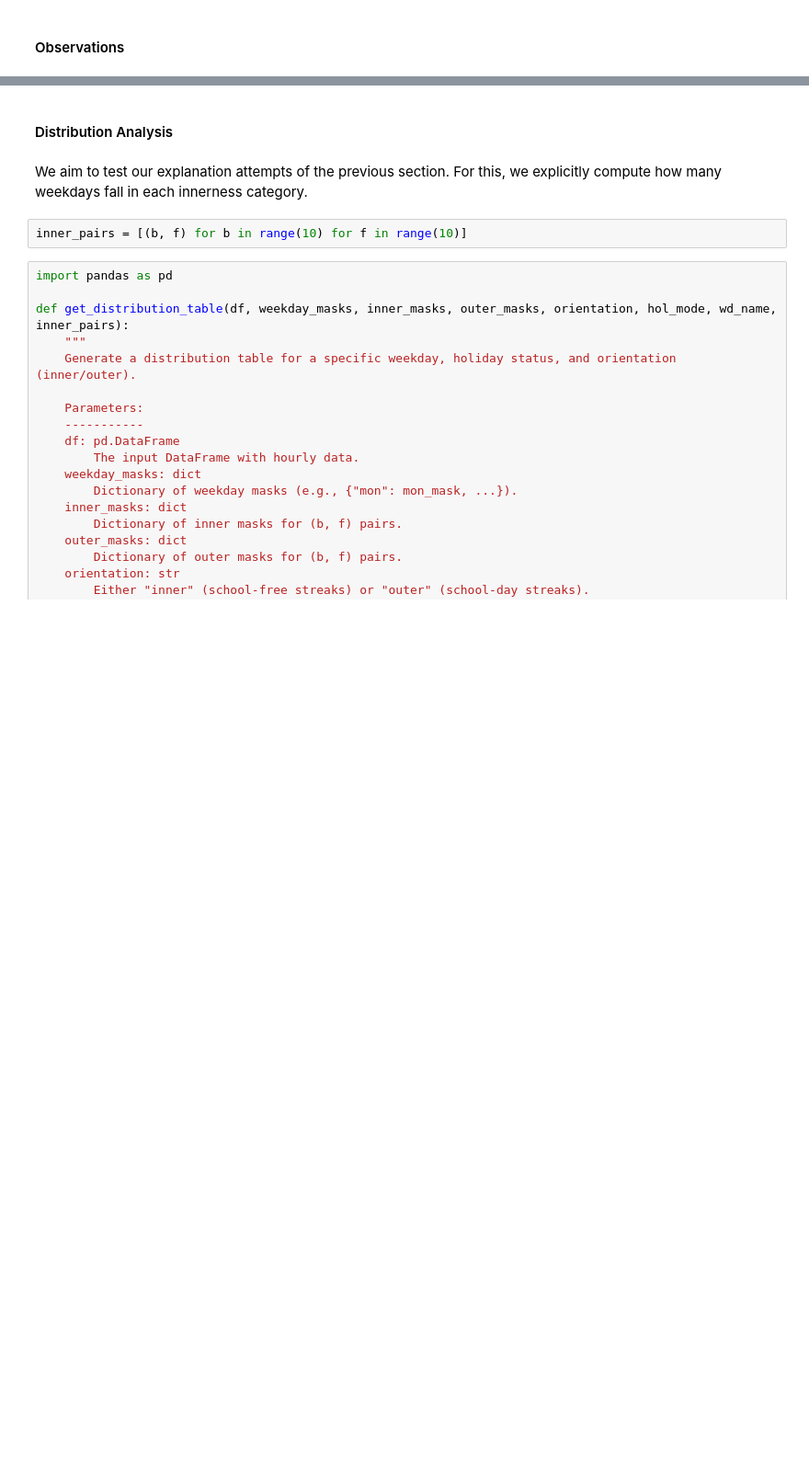
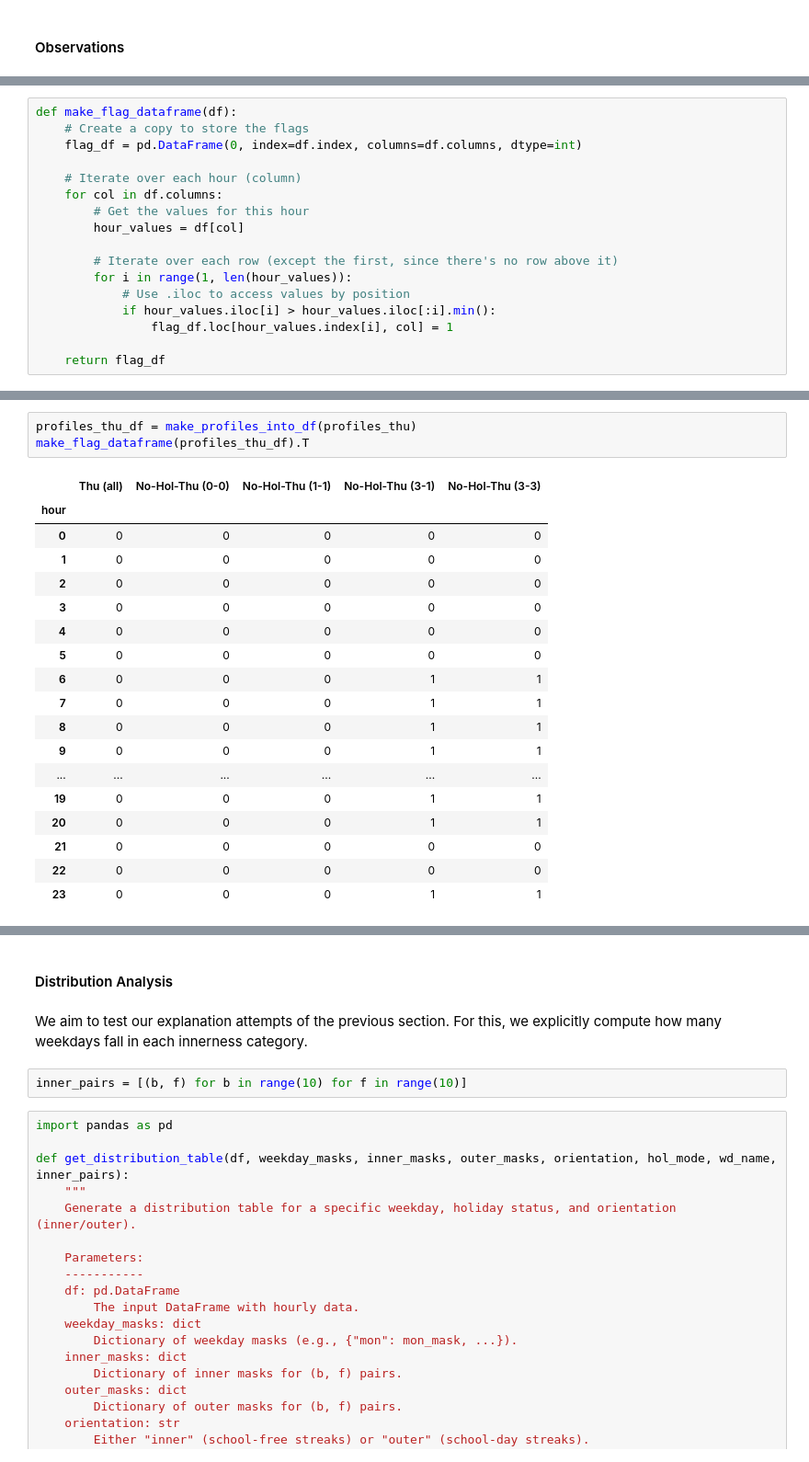
Before and after one commit to F-Skorz/electricity-demand-project, a Jupyter notebook: notebooks/04_EngineerHolidaynessFeature.ipynb, the cells around one changed output, grey strips where cells are left out. Shown at 92% size. Saved outputs shown, nothing was run; the diff lists cells and outputs as text; blank space fills up the shorter version.

```diff
--- a/notebooks/04_EngineerHolidaynessFeature.ipynb
+++ b/notebooks/04_EngineerHolidaynessFeature.ipynb
@@ -876,0 +919,17 @@ Let’s look at each weekday:
+# %%
+def make_flag_dataframe(df):
+    # Create a copy to store the flags
+    flag_df = pd.DataFrame(0, index=df.index, columns=df.columns, dtype=int)
+
+    # Iterate over each hour (column)
+    for col in df.columns:
+        # Get the values for this hour
+        hour_values = df[col]
+
+        # Iterate over each row (except the first, since there's no row above it)
+        for i in range(1, len(hour_values)):
+            # Use .iloc to access values by position
+            if hour_values.iloc[i] > hour_values.iloc[:i].min():
+                flag_df.loc[hour_values.index[i], col] = 1
+
+    return flag_df
@@ -876,0 +963,22 @@ Let’s look at each weekday:
+# %%
+profiles_thu_df = make_profiles_into_df(profiles_thu)
+make_flag_dataframe(profiles_thu_df).T
+# %% [output]
+|  | Thu (all) | No-Hol-Thu (0-0) | No-Hol-Thu (1-1) | No-Hol-Thu (3-1) | No-Hol-Thu (3-3) |
+| hour |  |  |  |  |  |
+| 0 | 0 | 0 | 0 | 0 | 0 |
+| 1 | 0 | 0 | 0 | 0 | 0 |
+| 2 | 0 | 0 | 0 | 0 | 0 |
+| 3 | 0 | 0 | 0 | 0 | 0 |
+| 4 | 0 | 0 | 0 | 0 | 0 |
+| 5 | 0 | 0 | 0 | 0 | 0 |
+| 6 | 0 | 0 | 0 | 1 | 1 |
+| 7 | 0 | 0 | 0 | 1 | 1 |
+| 8 | 0 | 0 | 0 | 1 | 1 |
+| 9 | 0 | 0 | 0 | 1 | 1 |
+| ... | ... | ... | ... | ... | ... |
+| 19 | 0 | 0 | 0 | 1 | 1 |
+| 20 | 0 | 0 | 0 | 1 | 1 |
+| 21 | 0 | 0 | 0 | 0 | 0 |
+| 22 | 0 | 0 | 0 | 0 | 0 |
+| 23 | 0 | 0 | 0 | 1 | 1 |
```
Also changed, not shown: parts of 15 cells of this notebook.
